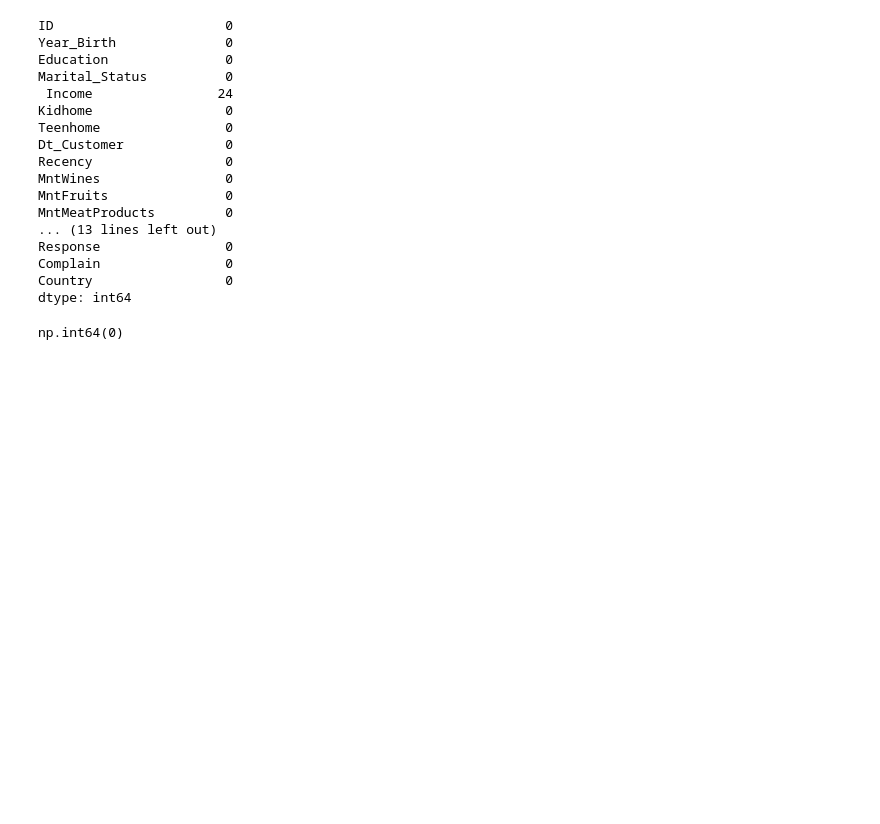
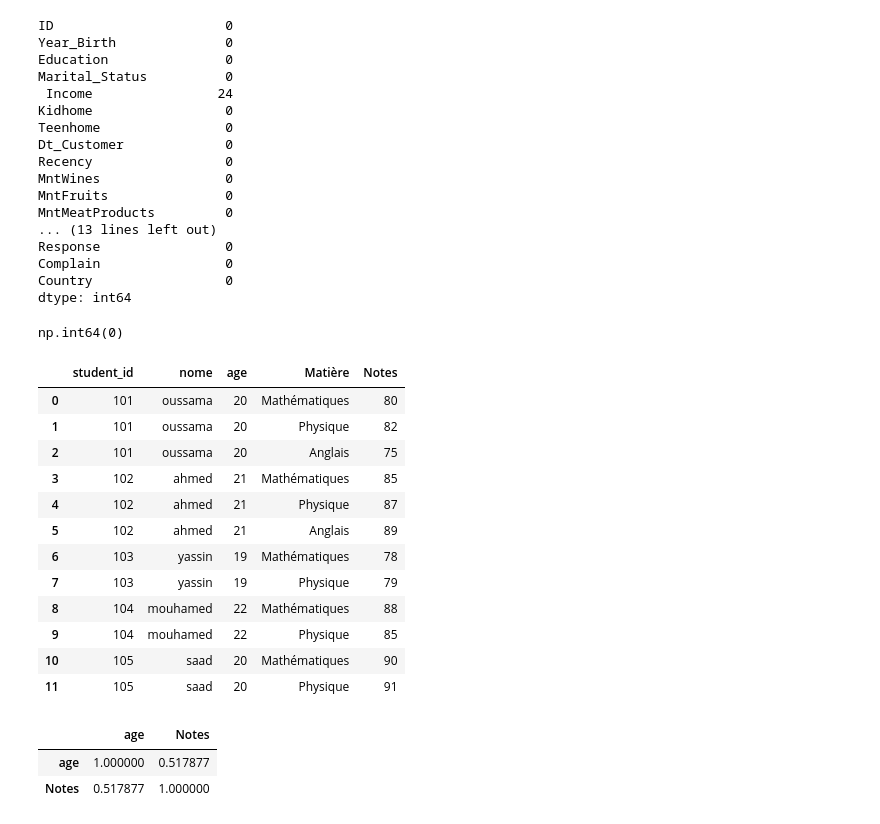
Before and after one commit to Oussama-33v/simplon-projects-BRIEF-9---Optimization-and-analysis-of-marketing-campaign-performance, a Jupyter notebook: marketing_campaign_performance.ipynb, the cells around one changed output. Drawn from its saved outputs; the diff is of its cells as text; code cells hidden in the pictures; blank space fills up the shorter version.

```diff
--- a/marketing_campaign_performance.ipynb
+++ b/marketing_campaign_performance.ipynb
@@ -154,3 +196,38 @@ dtype: int64
 df.duplicated().sum()
 # %% [output]
 np.int64(0)
+# %%
+df_1 = pd.DataFrame({"student_id" : [101,102,103,104,105],
+                     "nome" : ["oussama", "ahmed", "yassin", "mouhamed", "saad"],
+                     "age" : [20, 21, 19, 22, 20]})
+df2 = pd.DataFrame({
+    'student_id': [101, 102, 103, 104, 105, 101, 102, 103, 104, 105, 101, 102],
+    'Matière': ['Mathématiques', 'Mathématiques', 'Mathématiques', 'Mathématiques', 'Mathématiques',
+                'Physique', 'Physique', 'Physique', 'Physique', 'Physique',
+                'Anglais', 'Anglais'],
+    'Notes': [80, 85, 78, 88, 90, 82, 87, 79, 85, 91, 75, 89]
+})
+
+df3 = pd.merge(df_1, df2, on = 'student_id', how ='left')
+df3
+# %% [output]
+|  | student_id | nome | age | Matière | Notes |
+| 0 | 101 | oussama | 20 | Mathématiques | 80 |
+| 1 | 101 | oussama | 20 | Physique | 82 |
+| 2 | 101 | oussama | 20 | Anglais | 75 |
+| 3 | 102 | ahmed | 21 | Mathématiques | 85 |
+| 4 | 102 | ahmed | 21 | Physique | 87 |
+| 5 | 102 | ahmed | 21 | Anglais | 89 |
+| 6 | 103 | yassin | 19 | Mathématiques | 78 |
+| 7 | 103 | yassin | 19 | Physique | 79 |
+| 8 | 104 | mouhamed | 22 | Mathématiques | 88 |
+| 9 | 104 | mouhamed | 22 | Physique | 85 |
+| 10 | 105 | saad | 20 | Mathématiques | 90 |
+| 11 | 105 | saad | 20 | Physique | 91 |
+# %%
+correlation = df3[['age', 'Notes']].corr()
+correlation
+# %% [output]
+|  | age | Notes |
+| age | 1.000000 | 0.517877 |
+| Notes | 0.517877 | 1.000000 |
```
Also changed, not shown: parts of 6 cells of this notebook, 2 other files.
